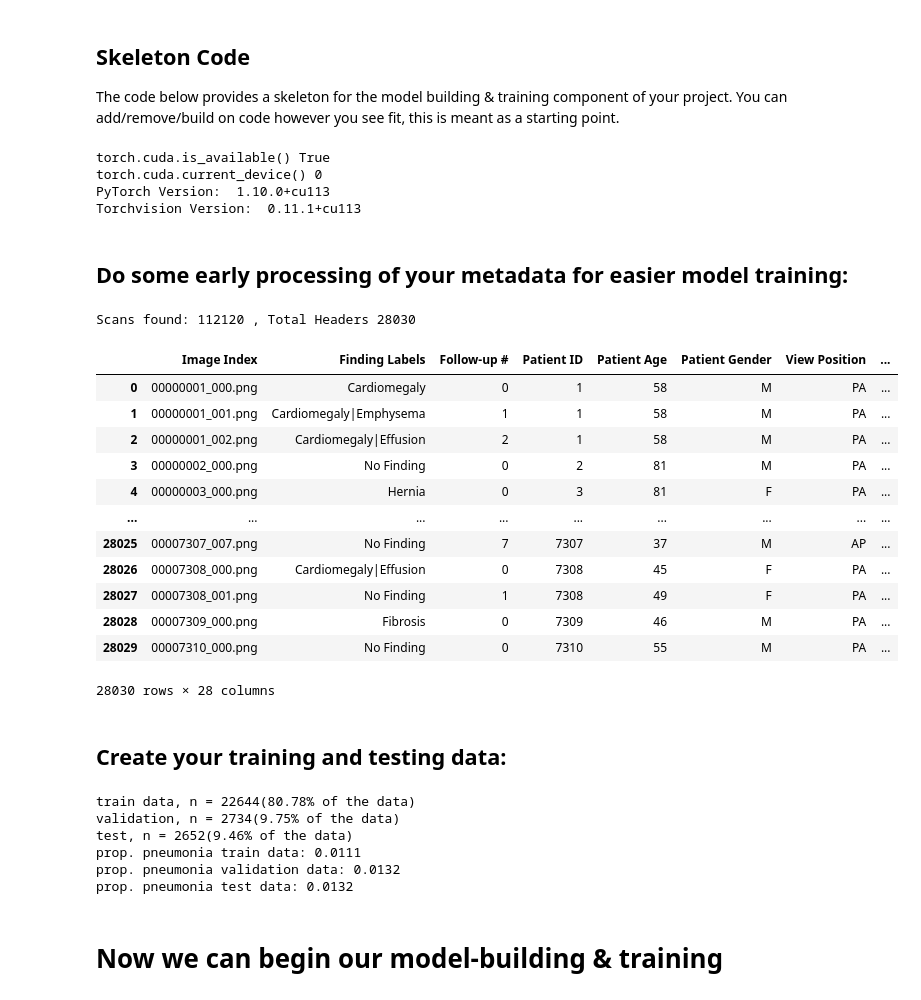
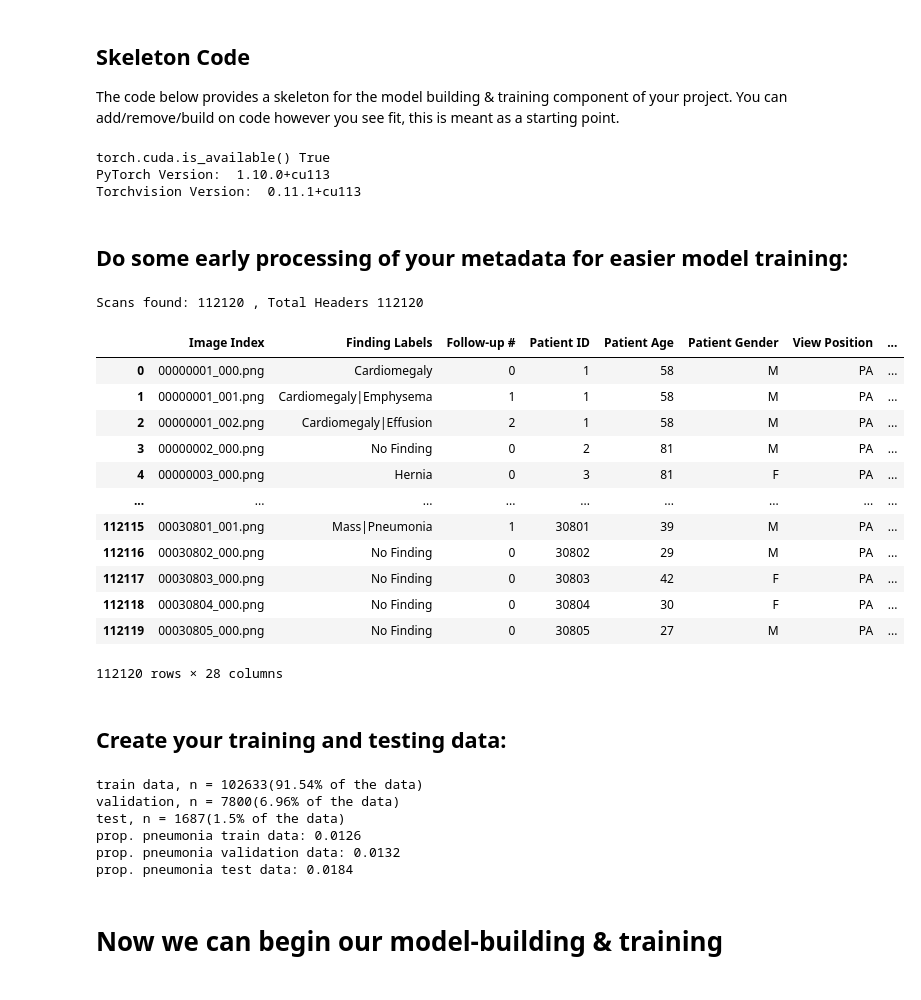
Before and after one commit to maurodsantos/AIHCND_C2_Starter, a Jupyter notebook: Build and train model.ipynb, the cells around one changed output. Cells and saved outputs as stored; diff of their text form; code cells hidden in the pictures.

```diff
--- a/Build and train model.ipynb
+++ b/Build and train model.ipynb
@@ -34,16 +37,11 @@ torch.cuda.empty_cache()
 # %%
 print("torch.cuda.is_available()", torch.cuda.is_available())
-print("torch.cuda.current_device()", torch.cuda.current_device())
-#print("torch.cuda.device(0)", torch.cuda.device(0))
-#print("torch.cuda.device_count()", torch.cuda.device_count())
-#print("torch.cuda.get_device_name(0)", torch.cuda.get_device_name(0))
 print("PyTorch Version: ", torch.__version__)
 print("Torchvision Version: ", torchvision.__version__)
 
 device = torch.device("cuda:0" if torch.cuda.is_available() else "cpu")
 # %% [output]
 torch.cuda.is_available() True
-torch.cuda.current_device() 0
 PyTorch Version:  1.10.0+cu113
 Torchvision Version:  0.11.1+cu113
 # %% [markdown]
@@ -54,47 +52,46 @@ Torchvision Version:  0.11.1+cu113
 def load_xray_data():
     """ load data and preprocess required fields"""
     df = pd.read_csv('data/Data_Entry_2017.csv')
-    df = df.iloc[0:math.floor(len(df)/4), :]
 
     def convert(x):
         """assume that the first number is incorrect for ages above 110"""
         if x > 110:
             x = int(str(x)[1:-1])
         return x
 
     # convert ages above 110 to lower ages by assuming and non-random consisting error in the data-collection process.
     df['Patient Age'] = df['Patient Age'].apply(lambda x: convert(x))
 
     disease_labels_aux = np.unique(list(chain(*df['Finding Labels'].map(lambda x: x.split('|')).tolist())))
 
     for label in disease_labels_aux:
         df[label] = df['Finding Labels'].map(lambda x: 1 if label in x else 0)
 
     all_image_paths = {os.path.basename(x): x for x in
                        glob(os.path.join('data', 'images*', '*', '*.png'))}
     print('Scans found:', len(all_image_paths), ', Total Headers', df.shape[0])
     df['path'] = df['Image Index'].map(all_image_paths.get)
 
     display(df)
     return df, disease_labels_aux
 
 
 xray_df, disease_labels = load_xray_data()
 # %% [output]
-Scans found: 112120 , Total Headers 28030
+Scans found: 112120 , Total Headers 112120
 |  | Image Index | Finding Labels | Follow-up # | Patient ID | Patient Age | Patient Gender | View Position | ... |
 | 0 | 00000001_000.png | Cardiomegaly | 0 | 1 | 58 | M | PA | ... |
 | 1 | 00000001_001.png | Cardiomegaly|Emphysema | 1 | 1 | 58 | M | PA | ... |
 | 2 | 00000001_002.png | Cardiomegaly|Effusion | 2 | 1 | 58 | M | PA | ... |
 | 3 | 00000002_000.png | No Finding | 0 | 2 | 81 | M | PA | ... |
 | 4 | 00000003_000.png | Hernia | 0 | 3 | 81 | F | PA | ... |
 | ... | ... | ... | ... | ... | ... | ... | ... | ... |
-| 28025 | 00007307_007.png | No Finding | 7 | 7307 | 37 | M | AP | ... |
-| 28026 | 00007308_000.png | Cardiomegaly|Effusion | 0 | 7308 | 45 | F | PA | ... |
-| 28027 | 00007308_001.png | No Finding | 1 | 7308 | 49 | F | PA | ... |
-| 28028 | 00007309_000.png | Fibrosis | 0 | 7309 | 46 | M | PA | ... |
-| 28029 | 00007310_000.png | No Finding | 0 | 7310 | 55 | M | PA | ... |
+| 112115 | 00030801_001.png | Mass|Pneumonia | 1 | 30801 | 39 | M | PA | ... |
+| 112116 | 00030802_000.png | No Finding | 0 | 30802 | 29 | M | PA | ... |
+| 112117 | 00030803_000.png | No Finding | 0 | 30803 | 42 | F | PA | ... |
+| 112118 | 00030804_000.png | No Finding | 0 | 30804 | 30 | F | PA | ... |
+| 112119 | 00030805_000.png | No Finding | 0 | 30805 | 27 | M | PA | ... |
-28030 rows × 28 columns
+112120 rows × 28 columns
 # %%
 ## Here you may want to create some extra columns in your table with binary indicators of certain diseases
 ## rather than working directly with the 'Finding Labels' column
@@ -112,16 +109,11 @@ Scans found: 112120 , Total Headers 28030
 # %% [markdown]
 ## Create your training and testing data:
 # %%
-def create_splits(df, val_prop,test_prop, class_name):
+def create_splits_test(df, val_prop, test_prop, class_name):
     ## Either build your own or use a built-in library to split your original dataframe into two sets
     ## that can be used for training and testing your model
     ## It's important to consider here how balanced or imbalanced you want each of those sets to be
     ## for the presence of pneumonia
-
-    # Todo
-    # train_df, valid_df, test_df = np.split(df.sample(frac=1), [int(.6*len(df)), int(.8*len(df))])
-    # train_df, test_df = train_test_split(df, shuffle = True, test_size=0.1, random_state = 0)
-    # test_df, valid_df = train_test_split(test_d, shuffle = True, test_size=0.5, random_state = 0)
 
     # split data by patients:
     patient_df = df.groupby(['Patient ID']).first()
@@ -139,7 +131,27 @@ def create_splits(df, val_prop,test_prop, class_name):
     return train_patient_df, validation_patient_df, test_patient_df
 
 
-train_data, val_data, test_data = create_splits(xray_df, 0.1, 0.1, 'Pneumonia')
+train_data, val_data, test_data = create_splits_test(xray_df, 0.07, 0.013, 'Pneumonia')
+
+# def create_splits(df, val_prop, class_name):
+#     ## Either build your own or use a built-in library to split your original dataframe into two sets
+#     ## that can be used for training and testing your model
+#     ## It's important to consider here how balanced or imbalanced you want each of those sets to be
+#     ## for the presence of pneumonia
+#
+#     # split data by patients:
+#     patient_df = df.groupby(['Patient ID']).first()
+#
+#     train_patient_df, validation_patient_df = train_test_split(patient_df, stratify=patient_df[class_name],
+#                                                          test_size=val_prop, random_state=0)
+#
+#     train_patient_df = df[df['Patient ID'].isin(train_patient_df.index.values)]
+#     validation_patient_df = df[df['Patient ID'].isin(validation_patient_df.index.values)]
+#
+#     return train_patient_df, validation_patient_df
+
+
+#train_data, val_data = create_splits(xray_df, 0.3, 'Pneumonia')
 
 print('train data, n = {}({}% of the data)'.format(len(train_data), round(len(train_data) / len(xray_df) * 100, 2)))
 print('validation, n = {}({}% of the data)'.format(len(val_data), round(len(val_data) / len(xray_df) * 100, 2)))
@@ -149,12 +161,12 @@ print('prop. pneumonia train data: ' + str(round(train_data['Pneumonia'].sum() /
 print('prop. pneumonia validation data: ' + str(round(val_data['Pneumonia'].sum() / len(val_data), 4)))
 print('prop. pneumonia test data: ' + str(round(test_data['Pneumonia'].sum() / len(test_data), 4)))
 # %% [output]
-train data, n = 22644(80.78% of the data)
-validation, n = 2734(9.75% of the data)
-test, n = 2652(9.46% of the data)
-prop. pneumonia train data: 0.0111
+train data, n = 102633(91.54% of the data)
+validation, n = 7800(6.96% of the data)
+test, n = 1687(1.5% of the data)
+prop. pneumonia train data: 0.0126
 prop. pneumonia validation data: 0.0132
-prop. pneumonia test data: 0.0132
+prop. pneumonia test data: 0.0184
 # %% [markdown]
 # Now we can begin our model-building & training
 # %% [markdown]
```
Also changed, not shown: parts of 16 cells of this notebook, 2 other files.
